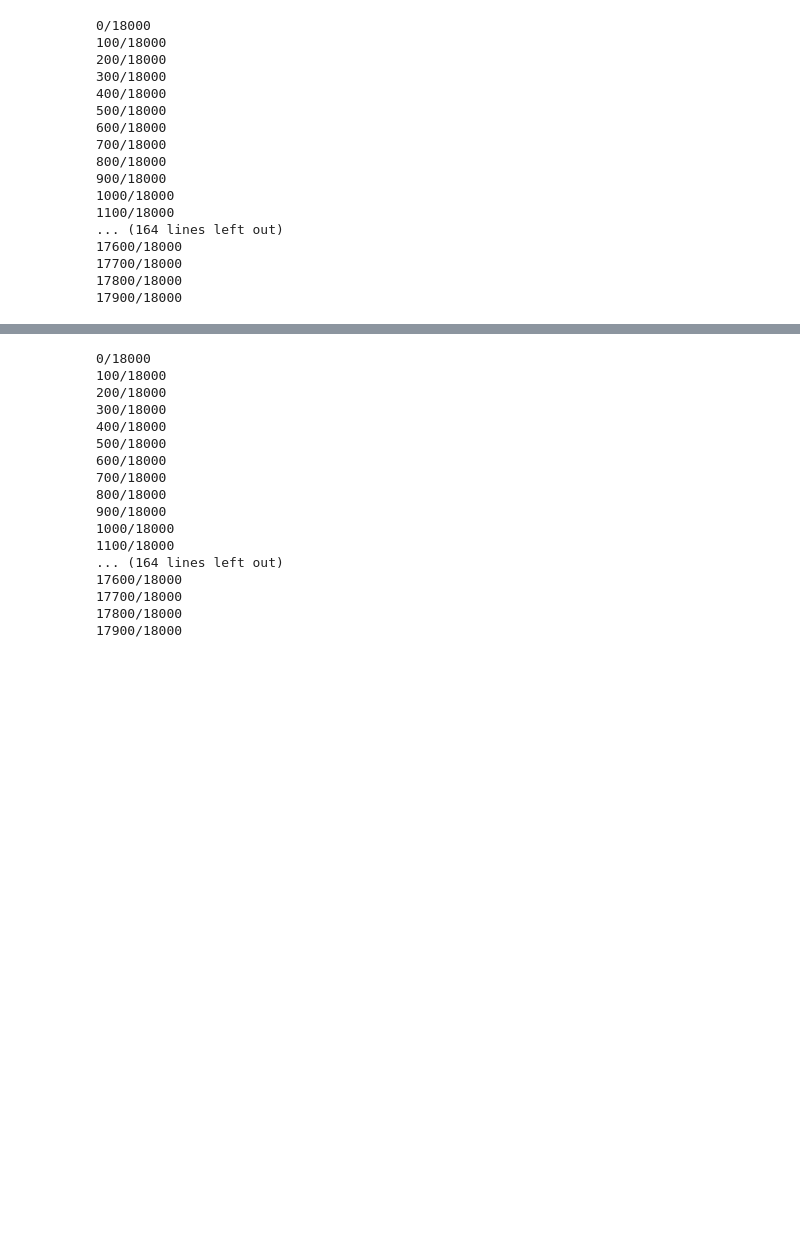
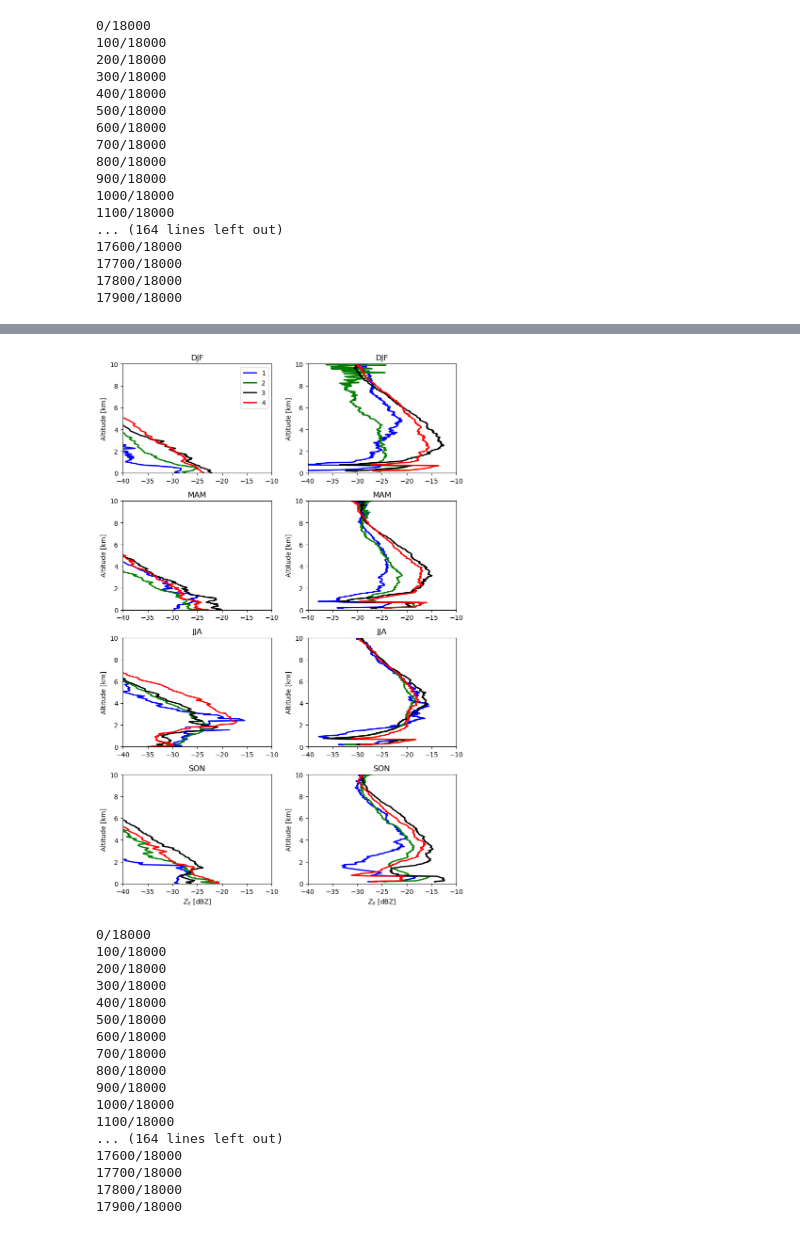
Before and after one commit to rcjackson/e3sm_nsa, a Jupyter notebook: notebooks/KAZR_in_clusters.ipynb, the cells around one changed output, grey strips where cells are left out. Saved outputs shown, nothing was run; the diff lists cells and outputs as text; code cells hidden in the pictures; blank space fills up the shorter version.

```diff
--- a/notebooks/KAZR_in_clusters.ipynb
+++ b/notebooks/KAZR_in_clusters.ipynb
@@ -114,0 +123,2 @@ clusters = np.concatenate(clusters, axis=0)
+# %%
+clusters = np.concatenate([x.squeeze() for x in clusters], axis=0)
@@ -207,3 +236,47 @@ Data variables: (12/43)
+# %%
+fig, ax = plt.subplots(4, 2, figsize=(8, 12))
+colors = ['b', 'g', 'k', 'r']
+i = 0
+def cluster_mean(x, cluster_no):
+    return x.where(x["cluster"] == cluster_no).mean("time", skipna=True)
+
+for cluster in [1, 2, 3, 4]:
+    cmean = lambda x: cluster_mean(x, cluster)
+    e3sm_groupby = e3sm_avgs.groupby("season").apply(cmean)
+    e3sm_groupby = e3sm_groupby.set_coords(["season", "lev"])
+
+    for i, season in enumerate(["DJF", "MAM", "JJA", "SON"]):
+        e3sm_groupby['Avg_Ze_height'].sel(season=season).T.plot(
+            ax=ax[i, 0], y="height_prof", linewidth=2, label=str(cluster), color=colors[cluster - 1])
+
+        ax[-1, 0].set_xlabel('$Z_{e}$ [dBZ]')
+        ax[i, 0].set_ylabel('Altitude [km]')
+        ax[i, 0].set_title('')
+        ax[i, 0].set_xlim([-40, -10])
+        ax[i, 0].set_ylim([0, 10])
+        #ax[i].invert_yaxis()
+        ax[i, 0].set_title(season)
+        ax[0, 0].legend()
+
+        inds = np.logical_and(seasons == season, clusters == cluster)
+        Ze_mean = np.nanmean(refls[inds, :], axis=0)
+        ax[i, 1].plot(Ze_mean, heights / 1e3, color=colors[cluster - 1], linewidth=2)
+        ax[i, 1].set_ylabel('Altitude [km]')
+        ax[-1, 1].set_xlabel('$Z_{e}$ [dBZ]')
+        ax[i, 1].set_title('')
+        ax[i, 1].set_xlim([-40, -10])
+        ax[i, 1].set_ylim([0, 10])
+        #ax[i].invert_yaxis()
+        ax[i, 1].set_title(season)
+        #ax[0, 1].legend()
+
+for i in range(3):
+    ax[i, 0].set_xlabel('')
+    ax[i, 1].set_xlabel('')
+fig.tight_layout()
+fig.savefig('Ze_profiles.png')
+# %% [output]
+[figure, added]
 # %%
 height = e3sm_avgs["heights"].values
 ARRAIN_array_interp = np.zeros((LWC_array.shape[0], len(heights)))
```
Also changed, not shown: parts of 13 cells of this notebook.
